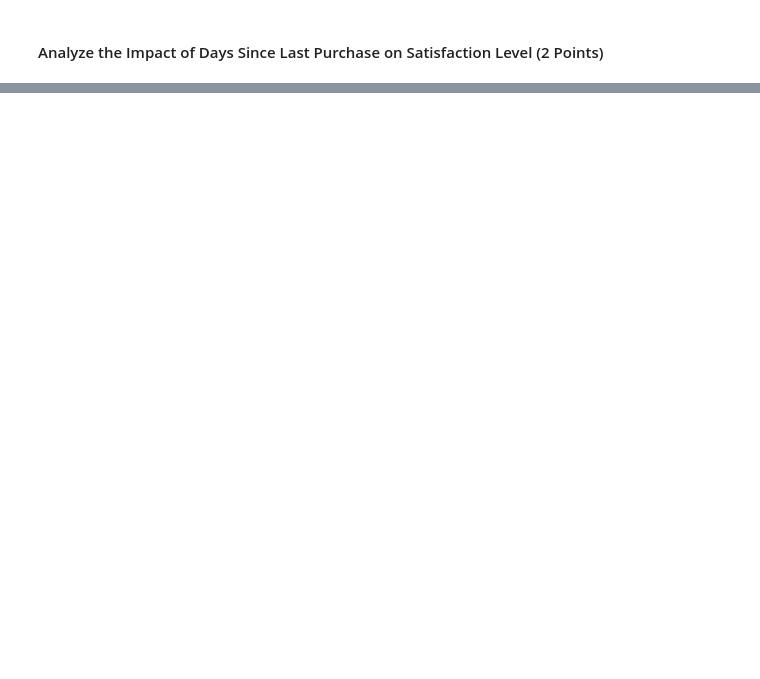
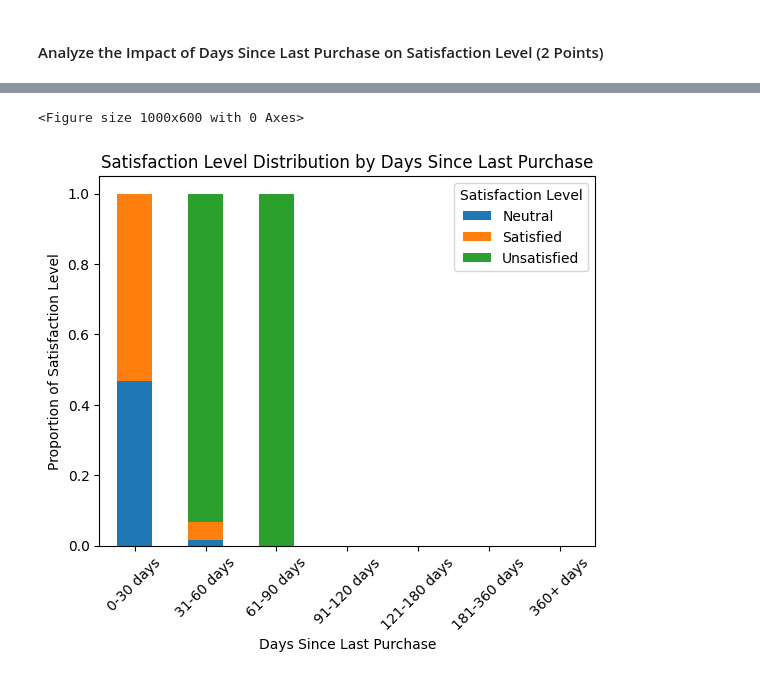
Before and after one commit to SAIRAALMAS88/SAIRAALMAS88, a Jupyter notebook: EDA_Assignment.ipynb, the cells around one changed output, grey strips where cells are left out. Drawn from its saved outputs; the diff is of its cells as text; code cells hidden in the pictures; blank space fills up the shorter version.

```diff
--- a/EDA_Assignment.ipynb
+++ b/EDA_Assignment.ipynb
@@ -333,0 +338,9 @@ plt.show()
+# %%
+
+bins = [0, 30, 60, 90, 120, 180, 360, float('inf')]
+labels = ['0-30 days', '31-60 days', '61-90 days', '91-120 days', '121-180 days', '181-360 days', '360+ days']
+df['Days Since Last Purchase Binned'] = pd.cut(df['Days Since Last Purchase'], bins=bins, labels=labels)
+
+average_satisfaction = df.groupby('Days Since Last Purchase Binned')['Satisfaction Level'].value_counts(normalize=True).unstack().fillna(0)
+
+average_satisfaction
@@ -333,0 +357,12 @@ plt.show()
+# %%
+plt.figure(figsize=(10, 6))
+average_satisfaction.plot(kind='bar', stacked=True)
+plt.title('Satisfaction Level Distribution by Days Since Last Purchase')
+plt.xlabel('Days Since Last Purchase')
+plt.ylabel('Proportion of Satisfaction Level')
+plt.legend(title='Satisfaction Level')
+plt.xticks(rotation=45)
+plt.show()
+# %% [output]
+<Figure size 1000x600 with 0 Axes>
+[figure, added]
```
Also changed, not shown: parts of 40 cells of this notebook.
